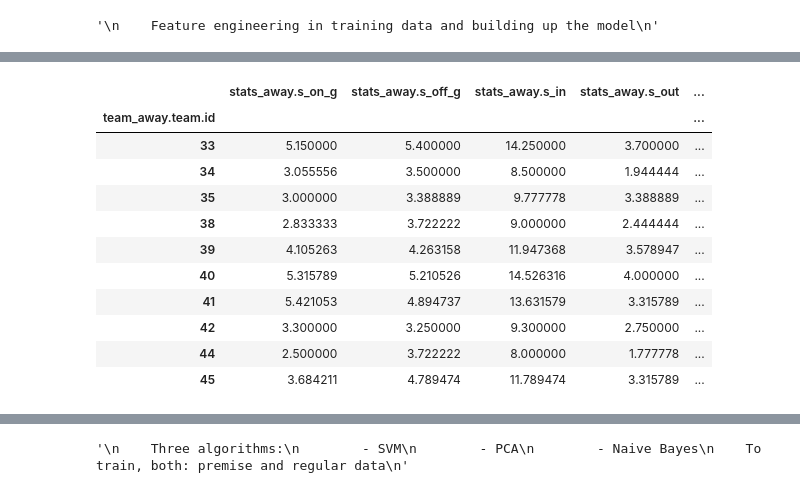
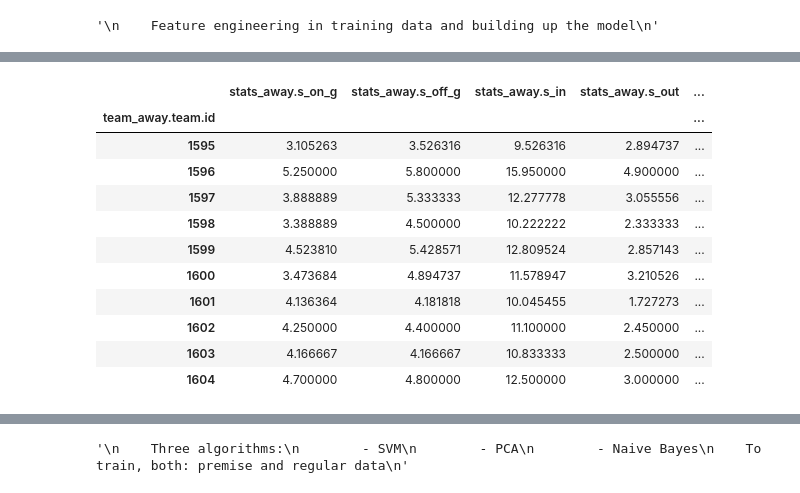
Before and after one commit to clarismiranda/Statsfootball, a Jupyter notebook: trainingmodel_es.ipynb, the cells around one changed output, grey strips where cells are left out. Cells and saved outputs as stored; diff of their text form; code cells hidden in the pictures.

```diff
--- a/trainingmodel_es.ipynb
+++ b/trainingmodel_es.ipynb
@@ -20,4 +19,7 @@ file_title = 'premier.csv'
 csv_file = dirCountry + file_title
+# %%
+# Testing against current season
+current_season = 2020
 # %%
 # Retrieving previous saved data
 df_laliga = pd.read_csv(csv_file)
@@ -102,0 +105,8 @@ df_laliga.head()
+# %%
+# Group: conference west vs east
+description = np.unique(df_laliga["team_home.group"].astype(str))
+enc = preprocessing.LabelEncoder()
+enc.fit(description)
+df_laliga["team_home.group"] = enc.transform(df_laliga["team_home.group"].astype(str))
+df_laliga["team_away.group"] = enc.transform(df_laliga["team_away.group"].astype(str))
+df_laliga.head()
@@ -185,6 +203,12 @@ p38 = [[542, 529], [530, 548], [540, 538], [715, 531], [537, 541], [539, 546], [
 p37 = [[33, 49],[71, 44], [35, 41], [47, 46], [51, 34], [62, 45], [39, 52], [38, 50], [66, 42], [33, 48],
        [40, 49], [42, 38], [44, 51], [49, 39], [52, 47], [45, 35], [46, 33], [50, 71], [34, 40], [41, 62],
        [48, 66]]
+# %%
+"""
+    Here the unseen data will be built as test set - MLS is back
+"""
+p37 = [[1601, 1609], [1608, 1613], [1614, 1615], [1606, 1611], [2242, 1602], [1610, 1612], [1605, 1600],
+       [1616, 1617], [1607, 1603], [1599, 1598]]
 # %%
 # Getting previous record
 ts_laliga = pd.DataFrame()
@@ -203,0 +228,8 @@ ts_premise.head()
+# %%
+# Getting previous record
+ts_laliga = pd.DataFrame()
+ts_premise = pd.DataFrame()
+for match in p37:
+    ts_laliga = ts_laliga.append(df_laliga[(df_laliga["team_home.team.id"]==match[0]) & (df_laliga["team_away.team.id"]==match[1]) & (df_laliga["season"]==current_season)])
+    ts_premise = ts_premise.append(df_premise[(df_premise["team_home.team.id"]==match[0]) & (df_premise["team_away.team.id"]==match[1]) & (df_premise["season"]==current_season)])
+ts_premise.head()
@@ -271,19 +330,20 @@ avg_home_laliga.head()
 # %%
 columns_away = df_laliga.filter(regex='^stats_away').columns
 #columns_g_away = df_laliga.filter(["goals_away","g_diff_away"]).columns
 #columns_away = columns_home.append(columns_g_away)
-avg_away_laliga = df_laliga.groupby("team_away.team.id", as_index=True)[columns_away].mean()
+avg_away_laliga = df_laliga.groupby(['team_away.team.id'], as_index=True)[columns_away].mean()
+#avg_away_laliga = df_laliga.groupby(['team_away.team.id','season'], as_index=True)[columns_away].mean()
 avg_away_laliga.head(10)
 # %% [output]
 |  | stats_away.s_on_g | stats_away.s_off_g | stats_away.s_in | stats_away.s_out | ... |
 | team_away.team.id |  |  |  |  | ... |
-| 33 | 5.150000 | 5.400000 | 14.250000 | 3.700000 | ... |
-| 34 | 3.055556 | 3.500000 | 8.500000 | 1.944444 | ... |
-| 35 | 3.000000 | 3.388889 | 9.777778 | 3.388889 | ... |
-| 38 | 2.833333 | 3.722222 | 9.000000 | 2.444444 | ... |
-| 39 | 4.105263 | 4.263158 | 11.947368 | 3.578947 | ... |
-| 40 | 5.315789 | 5.210526 | 14.526316 | 4.000000 | ... |
-| 41 | 5.421053 | 4.894737 | 13.631579 | 3.315789 | ... |
-| 42 | 3.300000 | 3.250000 | 9.300000 | 2.750000 | ... |
-| 44 | 2.500000 | 3.722222 | 8.000000 | 1.777778 | ... |
-| 45 | 3.684211 | 4.789474 | 11.789474 | 3.315789 | ... |
+| 1595 | 3.105263 | 3.526316 | 9.526316 | 2.894737 | ... |
+| 1596 | 5.250000 | 5.800000 | 15.950000 | 4.900000 | ... |
+| 1597 | 3.888889 | 5.333333 | 12.277778 | 3.055556 | ... |
+| 1598 | 3.388889 | 4.500000 | 10.222222 | 2.333333 | ... |
+| 1599 | 4.523810 | 5.428571 | 12.809524 | 2.857143 | ... |
+| 1600 | 3.473684 | 4.894737 | 11.578947 | 3.210526 | ... |
+| 1601 | 4.136364 | 4.181818 | 10.045455 | 1.727273 | ... |
+| 1602 | 4.250000 | 4.400000 | 11.100000 | 2.450000 | ... |
+| 1603 | 4.166667 | 4.166667 | 10.833333 | 2.500000 | ... |
+| 1604 | 4.700000 | 4.800000 | 12.500000 | 3.000000 | ... |
```
Also changed, not shown: parts of 41 cells of this notebook, 1 other file.
